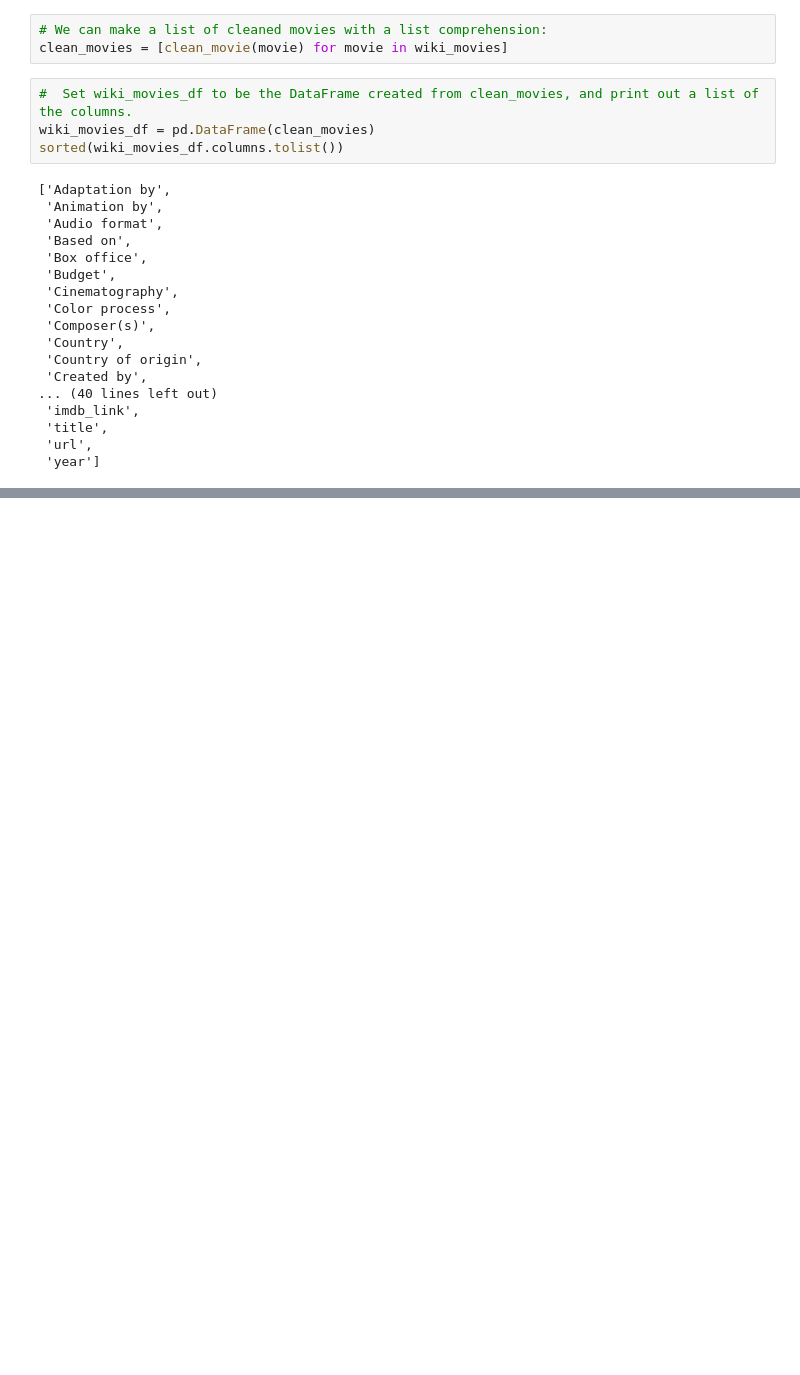
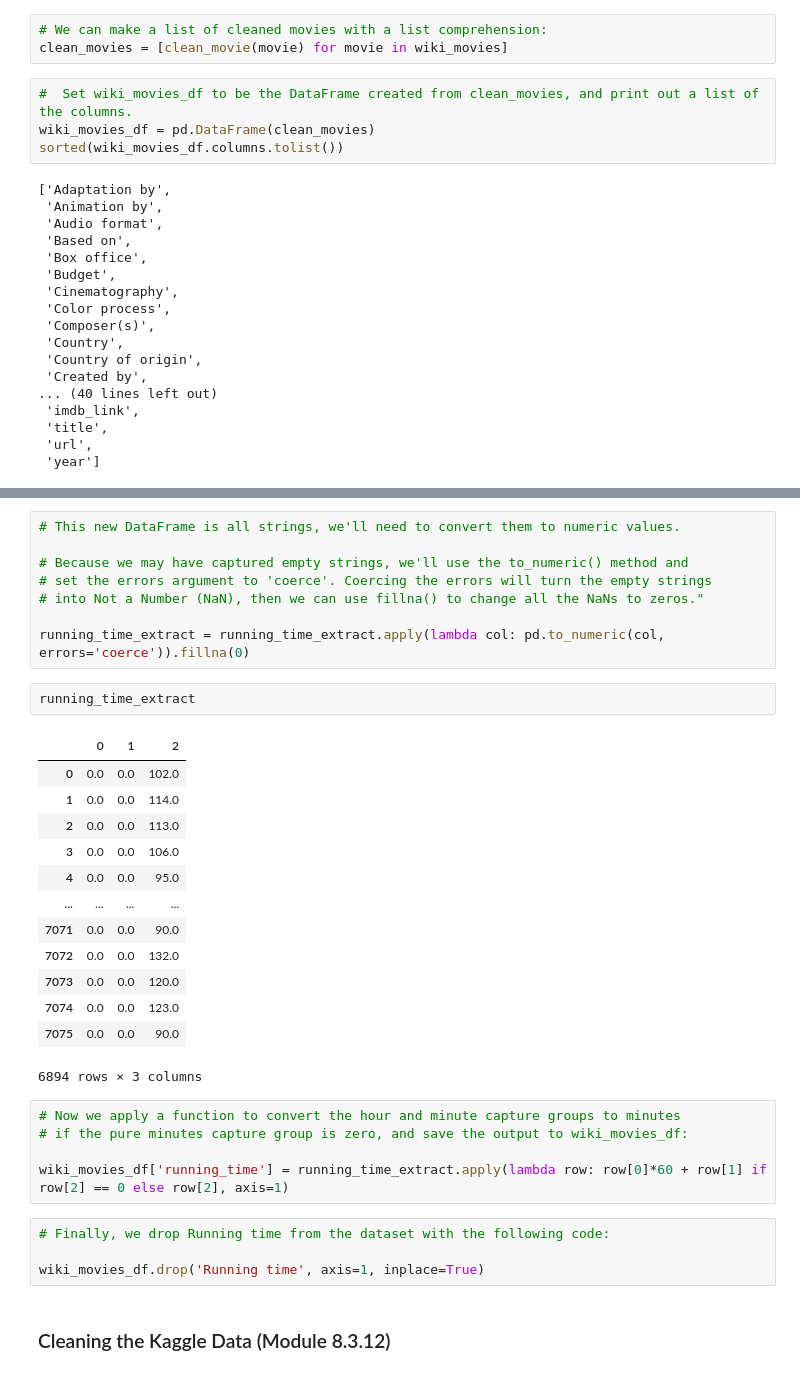
Before and after one commit to BHashemi2021/Movies-ETL, a Jupyter notebook: Movies-ETL.ipynb, the cells around one changed output, grey strips where cells are left out. Saved outputs shown, nothing was run; the diff lists cells and outputs as text; blank space fills up the shorter version.

```diff
--- a/Movies-ETL.ipynb
+++ b/Movies-ETL.ipynb
@@ -302,0 +1000,35 @@ sorted(wiki_movies_df.columns.tolist())
+# %%
+# This new DataFrame is all strings, we'll need to convert them to numeric values.
+
+# Because we may have captured empty strings, we'll use the to_numeric() method and
+# set the errors argument to 'coerce'. Coercing the errors will turn the empty strings
+# into Not a Number (NaN), then we can use fillna() to change all the NaNs to zeros."
+
+running_time_extract = running_time_extract.apply(lambda col: pd.to_numeric(col, errors='coerce')).fillna(0)
+# %%
+running_time_extract
+# %% [output]
+|  | 0 | 1 | 2 |
+| 0 | 0.0 | 0.0 | 102.0 |
+| 1 | 0.0 | 0.0 | 114.0 |
+| 2 | 0.0 | 0.0 | 113.0 |
+| 3 | 0.0 | 0.0 | 106.0 |
+| 4 | 0.0 | 0.0 | 95.0 |
+| ... | ... | ... | ... |
+| 7071 | 0.0 | 0.0 | 90.0 |
+| 7072 | 0.0 | 0.0 | 132.0 |
+| 7073 | 0.0 | 0.0 | 120.0 |
+| 7074 | 0.0 | 0.0 | 123.0 |
+| 7075 | 0.0 | 0.0 | 90.0 |
+6894 rows × 3 columns
+# %%
+# Now we apply a function to convert the hour and minute capture groups to minutes
+# if the pure minutes capture group is zero, and save the output to wiki_movies_df:
+
+wiki_movies_df['running_time'] = running_time_extract.apply(lambda row: row[0]*60 + row[1] if row[2] == 0 else row[2], axis=1)
+# %%
+# Finally, we drop Running time from the dataset with the following code:
+
+wiki_movies_df.drop('Running time', axis=1, inplace=True)
+# %% [markdown]
+### Cleaning the Kaggle Data (Module 8.3.12)
```
Also changed, not shown: parts of 85 cells of this notebook.
